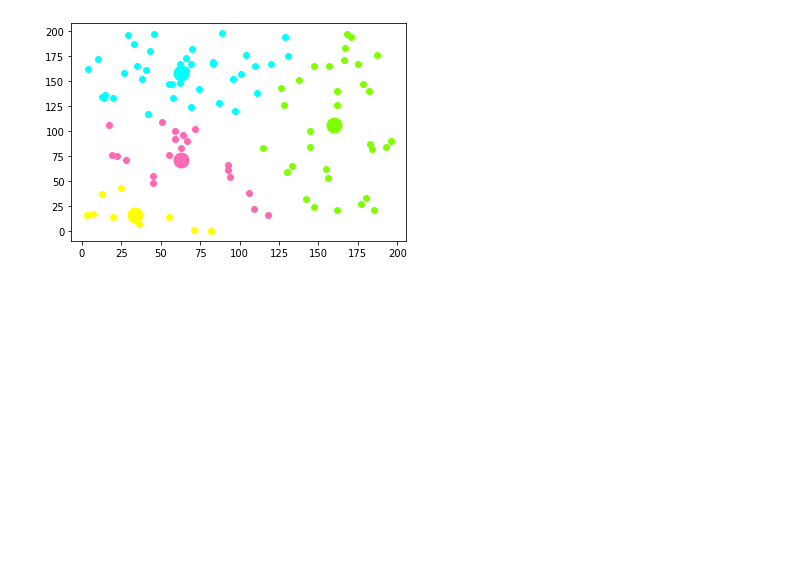
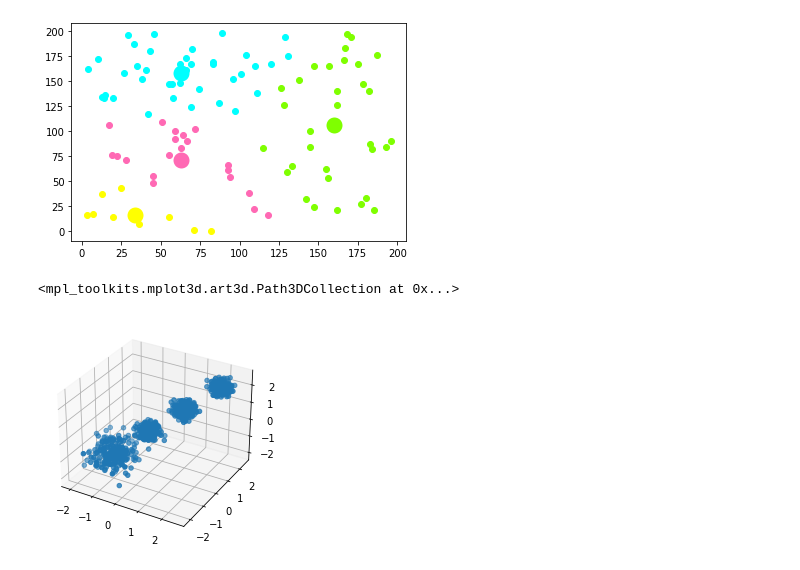
Before and after one commit to Yandong024/MachineLearning, a Jupyter notebook: code/Tutorial/D2/Kmeans step by step.ipynb, the cells around one changed output. Cells and saved outputs as stored; diff of their text form; code cells hidden in the pictures; blank space fills up the shorter version.

```diff
--- a/code/Tutorial/D2/Kmeans step by step.ipynb
+++ b/code/Tutorial/D2/Kmeans step by step.ipynb
@@ -129,3 +129,15 @@ for i in range(K):
 plt.show()
 # %% [output]
 [figure]
+# %%
+X, y = make_blobs(n_samples=1000,
+                  n_features=3,
+                  centers=[[-1,-1,-1], [0,0,0], [1,1,1], [2,2,2]],
+                  cluster_std=[0.4, 0.2, 0.2, 0.2],
+                  random_state = 9)
+fig = plt.figure()
+ax = plt.axes(projection='3d')
+ax.scatter(X[:, 0], X[:, 1], X[:, 2], marker='o')
+# %% [output]
+<mpl_toolkits.mplot3d.art3d.Path3DCollection at 0x...>
+[figure, added]
```
Also changed, not shown: parts of 1 cell of this notebook, 13 other files.
